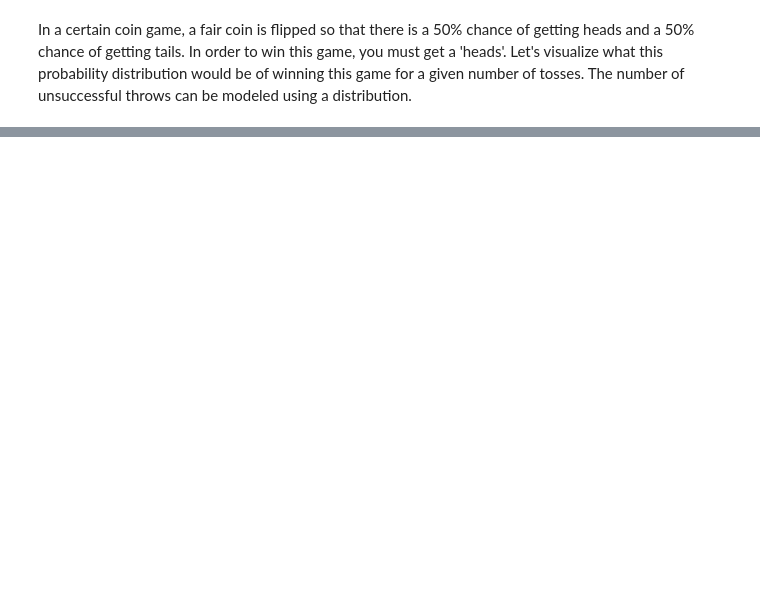
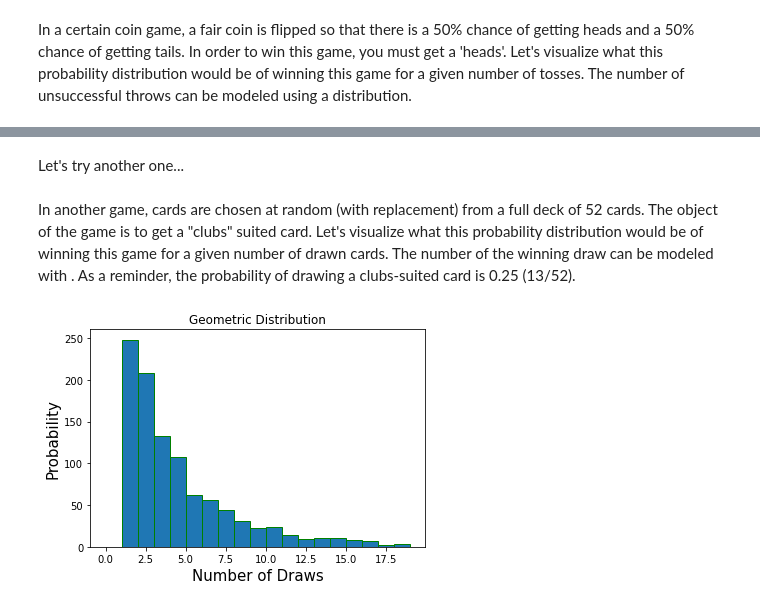
Before and after one commit to NickKondis/ws, a Jupyter notebook: more_GD.ipynb, the cells around one changed output, grey strips where cells are left out. Cells and saved outputs as stored; diff of their text form; code cells hidden in the pictures; blank space fills up the shorter version.

```diff
--- a/more_GD.ipynb
+++ b/more_GD.ipynb
@@ -30,2 +23,17 @@ plt.show()
+# %% [markdown]
+Let's try another one...
+# %% [markdown]
+In another game, cards are chosen at random (with replacement) from a full deck of 52 cards. The object of the game is to get a "clubs" suited card.  Let's visualize what this probability distribution would be of winning this game for a given number of drawn cards. The number of the winning draw can be modeled with [](section-label).  As a reminder, the probability of drawing a clubs-suited card is 0.25 (13/52).
+# %%
+sample2 = np.random.geometric(0.25, 1000)
+bin = np.arange(0,20,1)
+
+plt.hist(sample2, bins=bin, edgecolor='green')
+plt.title("Geometric Distribution")
+plt.ylabel("Probability", fontsize="15")
+plt.xlabel("Number of Draws", fontsize="15")
+plt.show()
+# %% [output]
+[figure, added]
 # %% [markdown]
 [](section-label2)
```
Also changed, not shown: parts of 3 cells of this notebook, 27 other files.
